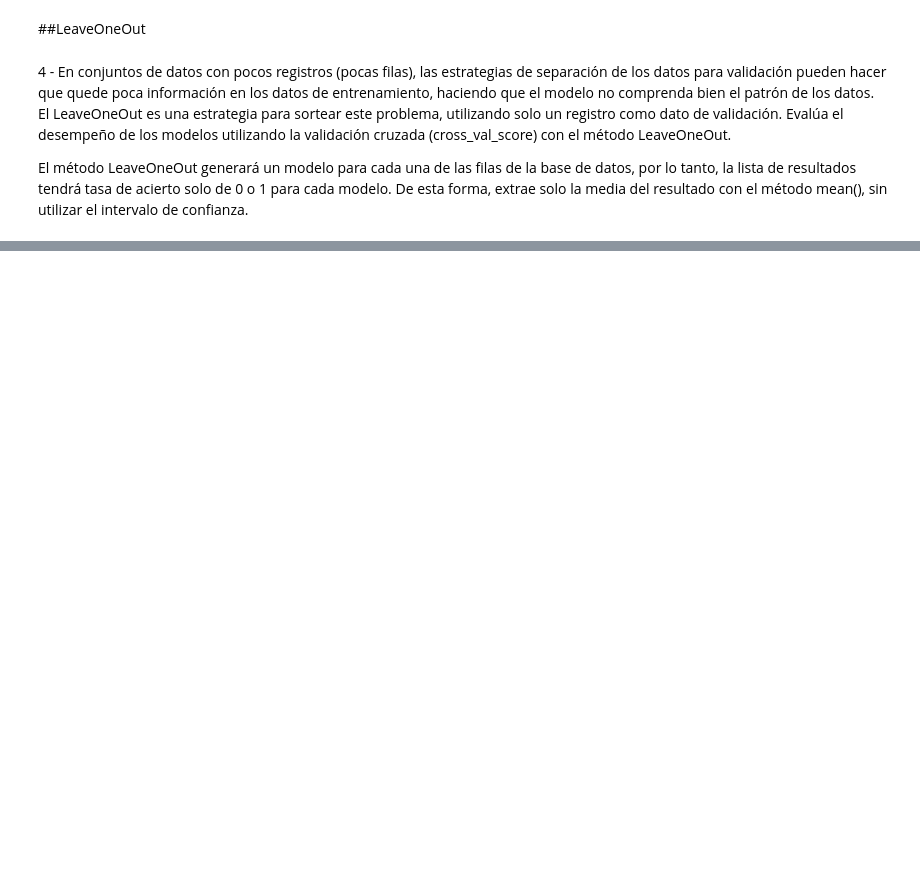
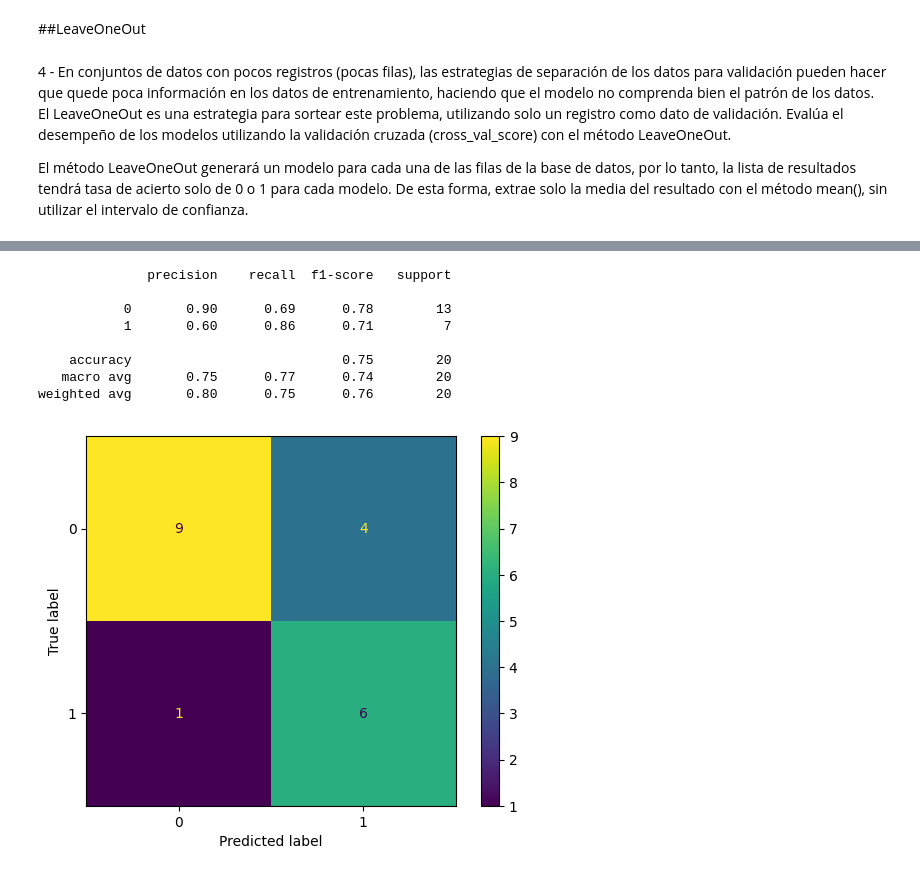
Before and after one commit to Yaaxek/Validacion-de-modelos-y-metricas, a Jupyter notebook: Desafios.ipynb, the cells around one changed output, grey strips where cells are left out. Saved outputs shown, nothing was run; the diff lists cells and outputs as text; code cells hidden in the pictures; blank space fills up the shorter version.

```diff
--- a/Desafios.ipynb
+++ b/Desafios.ipynb
@@ -261,0 +323,20 @@ La precisión media de Random Forest es:0.7112299465240641
+# %%
+oversample = SMOTE()
+X_balanceado, y_balanceado = oversample.fit_resample(X, y)
+
+model = RandomForestClassifier(max_depth=2)
+model.fit(X_balanceado, y_balanceado)
+y_previsto = model.predict(X_test)
+
+print(classification_report(y_test, y_previsto))
+ConfusionMatrixDisplay.from_predictions(y_test, y_previsto);
+# %% [output]
+              precision    recall  f1-score   support
+
+           0       0.90      0.69      0.78        13
+           1       0.60      0.86      0.71         7
+
+    accuracy                           0.75        20
+   macro avg       0.75      0.77      0.74        20
+weighted avg       0.80      0.75      0.76        20
+[figure, added]
```
Also changed, not shown: parts of 23 cells of this notebook.
